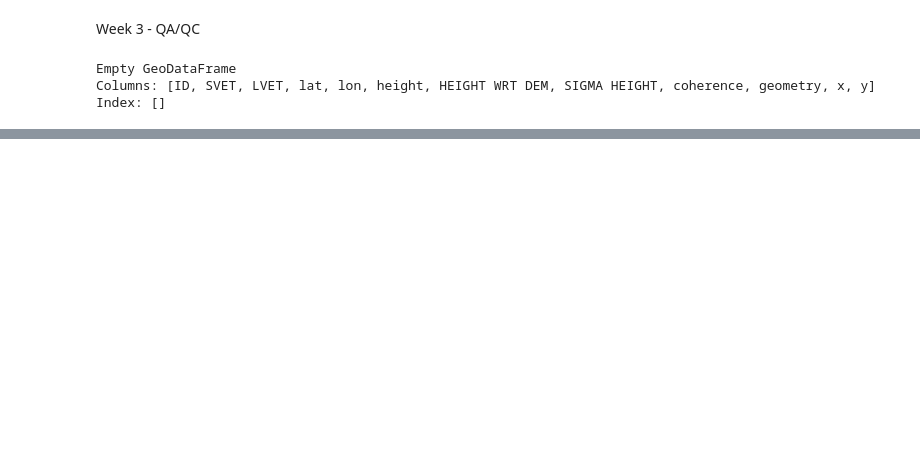
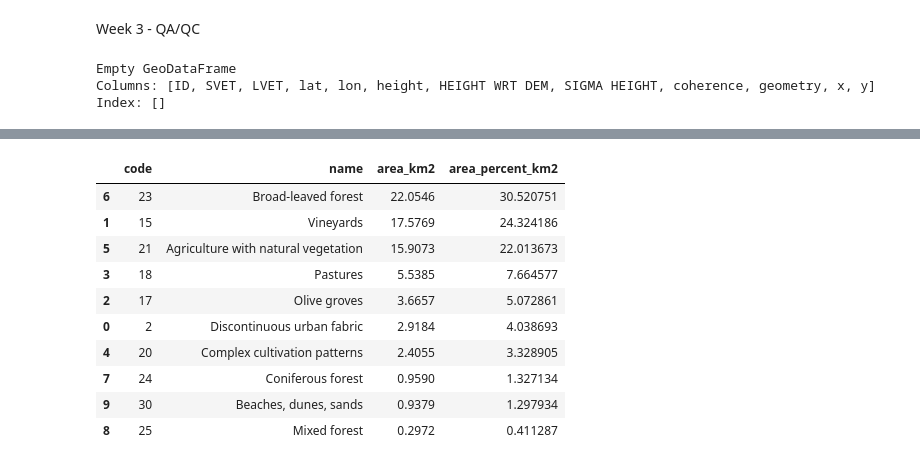
Before and after one commit to clgoodrich/saocom_project, a Jupyter notebook: main_saocon.ipynb, the cells around one changed output, grey strips where cells are left out. Drawn from its saved outputs; the diff is of its cells as text; code cells hidden in the pictures; blank space fills up the shorter version.

```diff
--- a/main_saocon.ipynb
+++ b/main_saocon.ipynb
@@ -644,15 +740,13 @@ Index: []
 #         reference_dems['corine_clip'])
 def create_coherence_mask(gdf, grid_x, grid_y, coherence_threshold=0.3):
     """Create mask from SAOCOM points based on coherence"""
-    from scipy.interpolate import griddata
 
     # Interpolate coherence to grid
     points_xy = np.column_stack([gdf['x'], gdf['y']])
     coherence_values = gdf['coherence'].values
     grid_points = np.column_stack([grid_x.ravel(), grid_y.ravel()])
 
-    coherence_grid = griddata(points_xy, coherence_values, grid_points,
-                              method='nearest', fill_value=0)
+    coherence_grid = griddata(points_xy, coherence_values, grid_points, method='nearest', fill_value=0)
     coherence_grid = coherence_grid.reshape(grid_x.shape)
 
     # Create mask: 1 = masked (low coherence), 0 = valid
@@ -660,13 +754,6 @@ def create_coherence_mask(gdf, grid_x, grid_y, coherence_threshold=0.3):
 
     # Stats
     valid_coherence = coherence_grid[coherence_grid > 0]
-    print(f"Coherence statistics:")
-    print(f"  Mean: {np.mean(valid_coherence):.3f}")
-    print(f"  Std: {np.std(valid_coherence):.3f}")
-    print(f"  Min: {np.min(valid_coherence):.3f}")
-    print(f"  Max: {np.max(valid_coherence):.3f}")
-    print(f"  Pixels < {coherence_threshold}: {np.sum(mask_array):,} ({np.mean(mask_array)*100:.1f}%)")
-
     return mask_array, coherence_grid
 
 # Create mask
@@ -677,76 +764,22 @@ def load_corine_raster(lclu_path):
     """Load CORINE land cover raster"""
     with rasterio.open(lclu_path) as src:
         corine_raster = src.read(1)
-        profile = src.profile
-    print(corine_raster)
     # Get unique classes (excluding nodata/0)
     unique_classes = np.unique(corine_raster[corine_raster > 0])
-    print(f"Loaded CORINE raster: {corine_raster.shape}")
-    print(f"Unique land cover classes: {len(unique_classes)}")
 
     return corine_raster, unique_classes
 
 corine_raster, unique_classes = load_corine_raster(reference_dems['corine_clip'])
 
-CORINE_CLASSES = {
-    111: 'Continuous urban fabric',
-    112: 'Discontinuous urban fabric',
-    121: 'Industrial or commercial units',
-    122: 'Road and rail networks',
-    123: 'Port areas',
-    124: 'Airports',
-    131: 'Mineral extraction sites',
-    132: 'Dump sites',
-    133: 'Construction sites',
-    141: 'Green urban areas',
-    142: 'Sport and leisure facilities',
-    211: 'Non-irrigated arable land',
-    212: 'Permanently irrigated land',
-    213: 'Rice fields',
-    221: 'Vineyards',
-    222: 'Fruit trees and berry plantations',
-    223: 'Olive groves',
-    231: 'Pastures',
-    241: 'Annual crops with permanent crops',
-    242: 'Complex cultivation patterns',
-    243: 'Agriculture with natural vegetation',
-    244: 'Agro-forestry areas',
-    311: 'Broad-leaved forest',
-    312: 'Coniferous forest',
-    313: 'Mixed forest',
-    321: 'Natural grasslands',
-    322: 'Moors and heathland',
-    323: 'Sclerophyllous vegetation',
-    324: 'Transitional woodland-shrub',
-    331: 'Beaches, dunes, sands',
-    332: 'Bare rocks',
-    333: 'Sparsely vegetated areas',
-    334: 'Burnt areas',
-    335: 'Glaciers and perpetual snow',
-    411: 'Inland marshes',
-    412: 'Peat bogs',
-    421: 'Salt marshes',
-    422: 'Salines',
-    423: 'Intertidal flats',
-    511: 'Water courses',
-    512: 'Water bodies',
-    521: 'Coastal lagoons',
-    522: 'Estuaries',
-    523: 'Sea and ocean'
-}
-
 # Cell 4: Calculate statistics by land cover class
 def calculate_mask_statistics_by_class(mask_array, corine_raster):
     """Calculate masked percentage for each land cover class"""
-    print(corine_raster)
     results = []
     unique_codes = np.unique(corine_raster[corine_raster > 0])
-
     for code in unique_codes:
         # Get pixels for this class
         class_mask = (corine_raster == code)
         total_pixels = np.sum(class_mask)
-        print(code)
         if total_pixels > 0:
             # Count masked pixels
             masked_pixels = np.sum(mask_array[class_mask])
@@ -754,31 +787,19 @@ def calculate_mask_statistics_by_class(mask_array, corine_raster):
 
             # Get class name
             class_name = CORINE_CLASSES.get(int(code), f'Class {code}')
-            print(class_name)
             results.append({
                 'code': int(code),
                 'name': class_name,
-                'total_pixels': total_pixels,
-                'masked_pixels': masked_pixels,
-                'masked_pct': masked_pct,
-                'valid_pct': 100 - masked_pct,
                 'area_km2': (total_pixels * resolution * resolution) / 1e6  # 10m pixels to km²
             })
+    df = pd.DataFrame(results).sort_values('area_km2', ascending=False)
+    total_area = df['area_km2'].sum()
+    df['area_percent_km2'] = df['area_km2'] / total_area * 100
 
-    df = pd.DataFrame(results).sort_values('area_km2', ascending=False)
+
     return df
 
 # Calculate statistics
 lc_stats = calculate_mask_statistics_by_class(mask_array, corine_raster)
-
-# Save results
-lc_stats.to_csv(RESULTS_DIR / "corine_coherence_statistics.csv", index=False)
-
-print("\n" + "="*60)
-print("LAND COVER COHERENCE MASK STATISTICS")
-print("="*60)
-print(f"\nTotal classes analyzed: {len(lc_stats)}")
-print(f"Mean masked percentage: {lc_stats['masked_pct'].mean():.1f}%")
-print(f"Median masked percentage: {lc_stats['masked_pct'].median():.1f}%")
-print(f"Std dev: {lc_stats['masked_pct'].std():.1f}%")
+lc_stats
 # %% [output]
@@ -802,0 +806,11 @@ KeyboardInterrupt:
+|  | code | name | area_km2 | area_percent_km2 |
+| 6 | 23 | Broad-leaved forest | 22.0546 | 30.520751 |
+| 1 | 15 | Vineyards | 17.5769 | 24.324186 |
+| 5 | 21 | Agriculture with natural vegetation | 15.9073 | 22.013673 |
+| 3 | 18 | Pastures | 5.5385 | 7.664577 |
+| 2 | 17 | Olive groves | 3.6657 | 5.072861 |
+| 0 | 2 | Discontinuous urban fabric | 2.9184 | 4.038693 |
+| 4 | 20 | Complex cultivation patterns | 2.4055 | 3.328905 |
+| 7 | 24 | Coniferous forest | 0.9590 | 1.327134 |
+| 9 | 30 | Beaches, dunes, sands | 0.9379 | 1.297934 |
+| 8 | 25 | Mixed forest | 0.2972 | 0.411287 |
```
Also changed, not shown: parts of 7 cells of this notebook, 2 other files.
